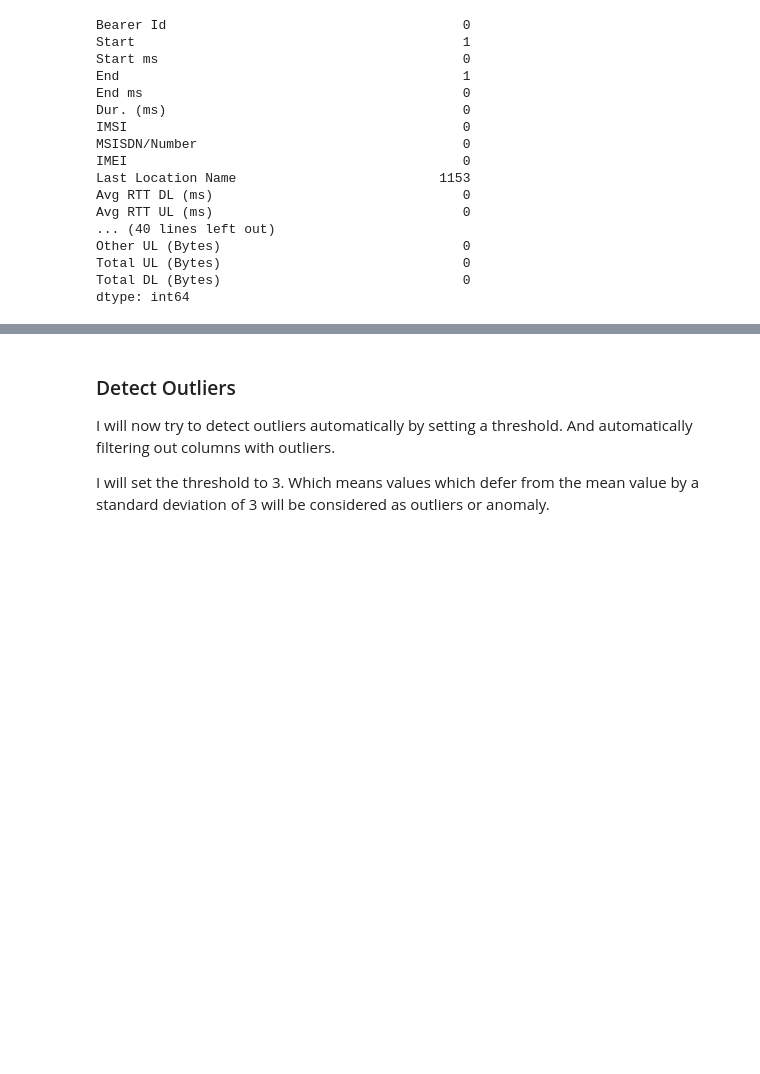
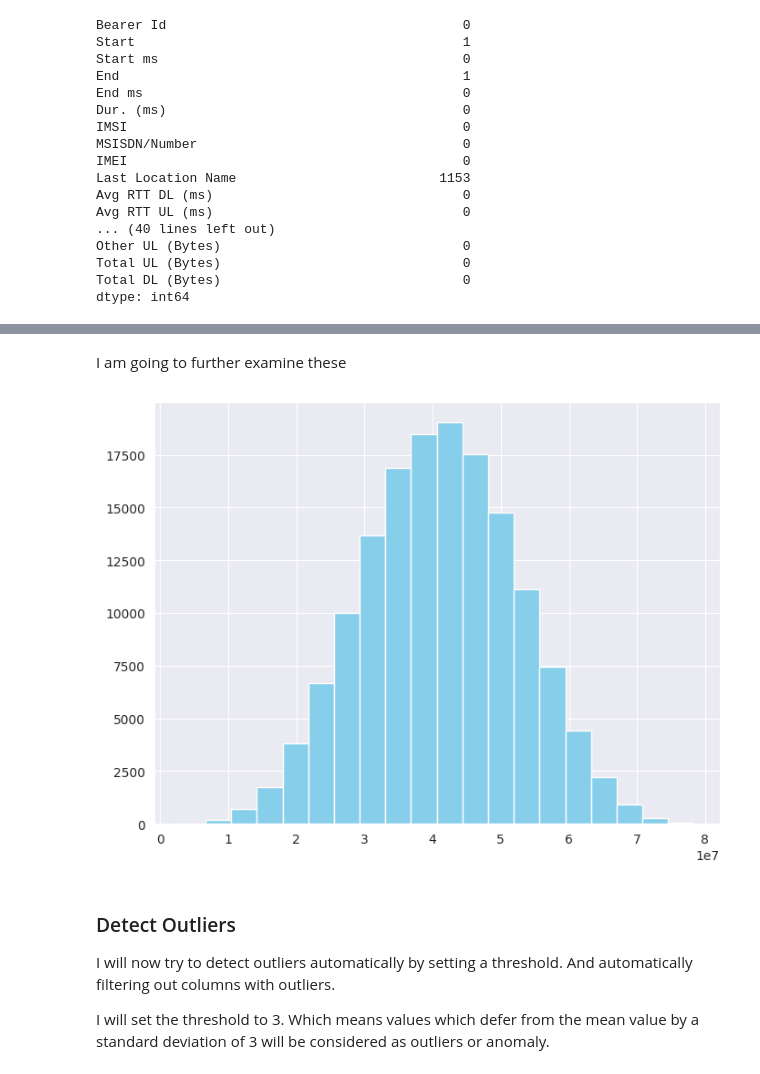
Before and after one commit to biniyam69/telecom, a Jupyter notebook: notebooks/EDA.ipynb, the cells around one changed output, grey strips where cells are left out. Drawn from its saved outputs; the diff is of its cells as text; code cells hidden in the pictures; blank space fills up the shorter version.

```diff
--- a/notebooks/EDA.ipynb
+++ b/notebooks/EDA.ipynb
@@ -369,3 +417,11 @@ dtype: int64
+# %% [markdown]
+I am going to further examine these
+# %%
+plt.figure(figsize=(8,6))
+plt.hist(df['Total UL (Bytes)'], bins= 20, color='skyblue')
+plt.show()
+# %% [output]
+[figure, added]
 # %% [markdown]
 ### Detect Outliers
 
```
Also changed, not shown: parts of 5 cells of this notebook.
